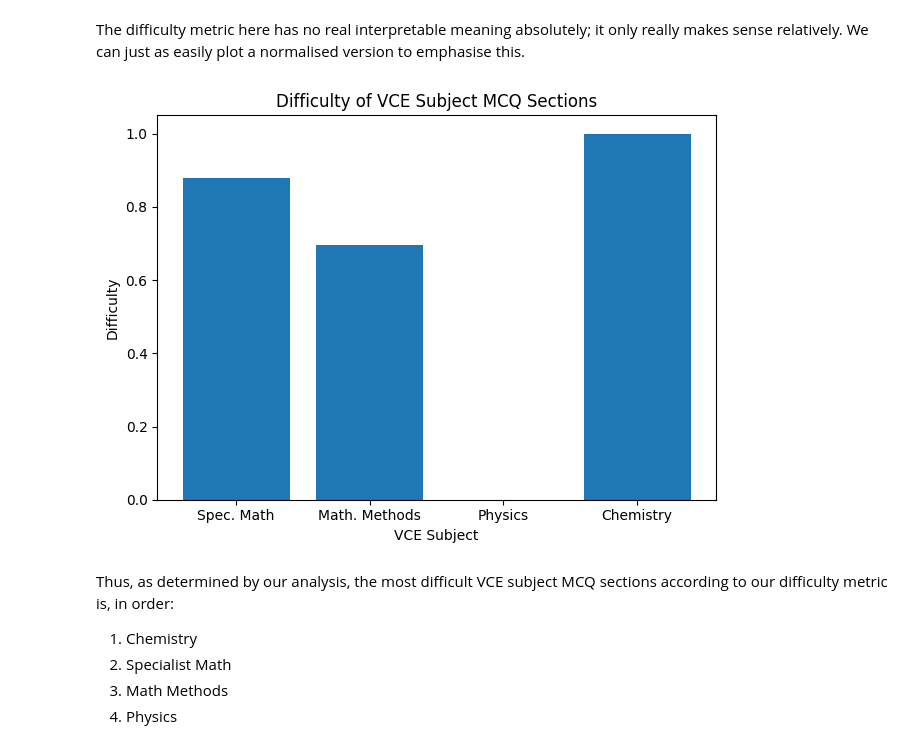
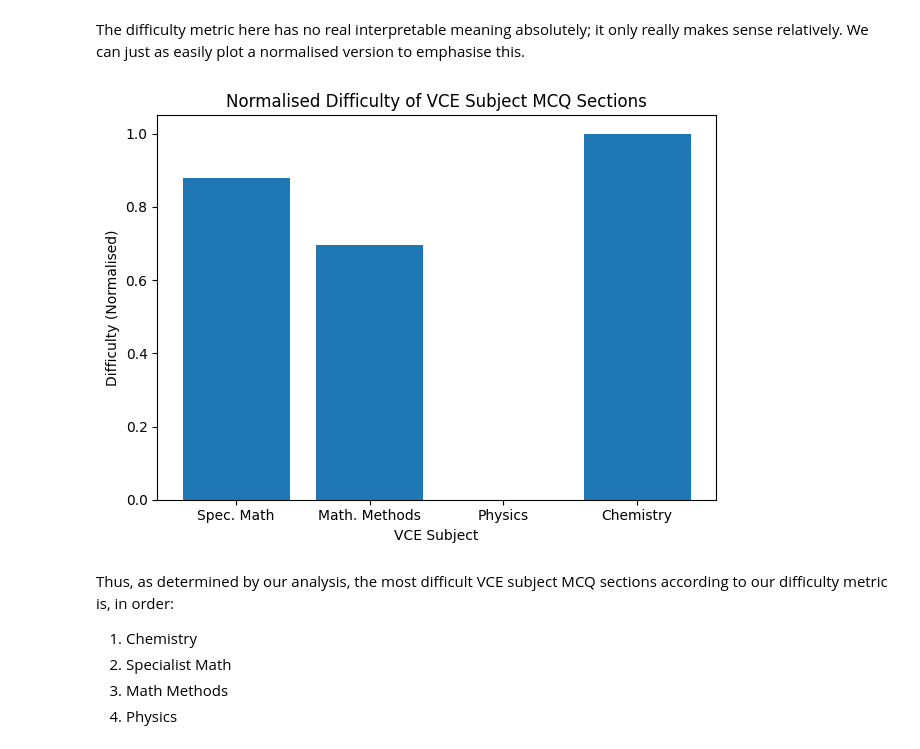
Before and after one commit to ykip10/Qlassifier, a Jupyter notebook: notebooks/reports_data_analysis.ipynb, the cells around one changed output. Cells and saved outputs as stored; diff of their text form; code cells hidden in the pictures.

```diff
--- a/notebooks/reports_data_analysis.ipynb
+++ b/notebooks/reports_data_analysis.ipynb
@@ -228,11 +228,11 @@ The difficulty metric here has no real interpretable meaning absolutely; it only
 # %%
 plt.bar(subject_abbreviations, difficultys_norm)
 plt.xlabel("VCE Subject")
-plt.ylabel("Difficulty")
-plt.title("Difficulty of VCE Subject MCQ Sections")
+plt.ylabel("Difficulty (Normalised)")
+plt.title("Normalised Difficulty of VCE Subject MCQ Sections")
 plt.tight_layout()
 # %% [output]
-[figure, old version]
+[figure, new version]
 # %% [markdown]
 Thus, as determined by our analysis, the most difficult VCE subject MCQ sections according to our difficulty metric is, in order:
 
```
Also changed, not shown: parts of 4 cells of this notebook, 10 other files.
